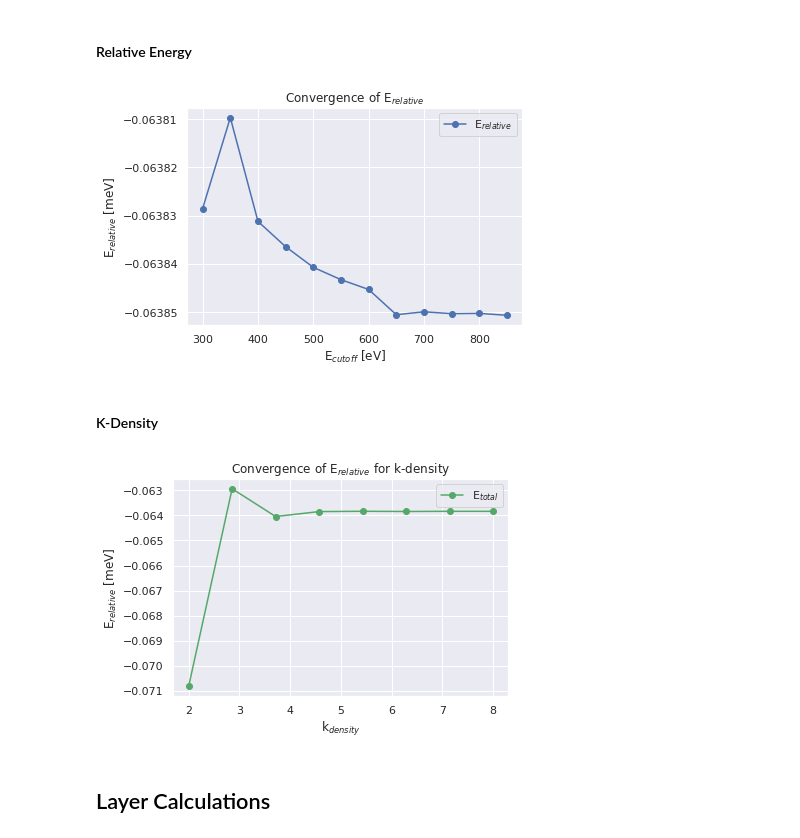
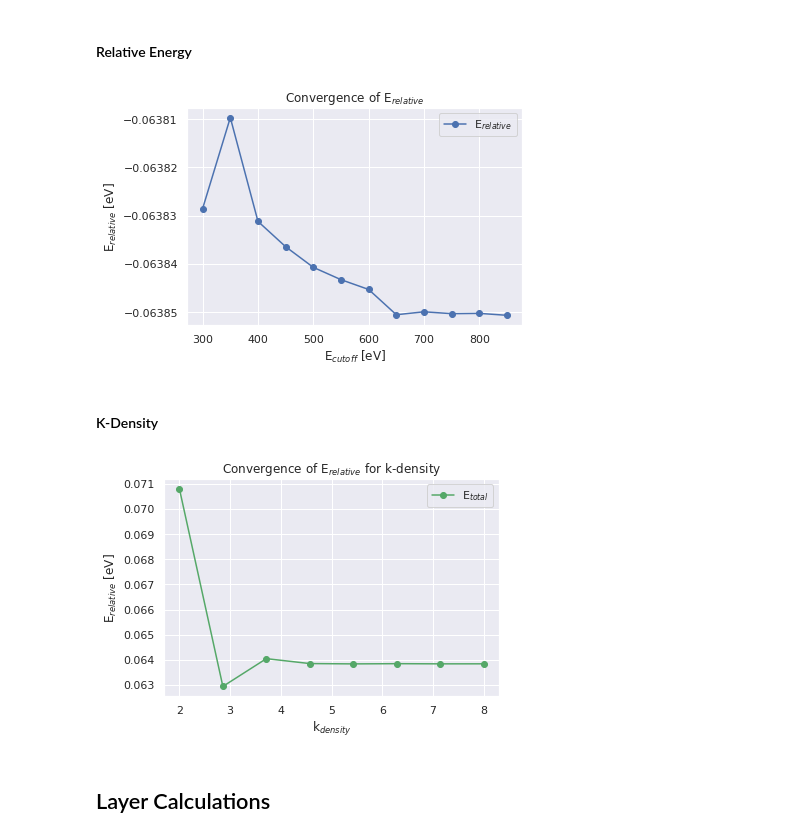
Before and after one commit to Moejay10/DFT, a Jupyter notebook: Code/DFT_Python.ipynb, the cells around one changed output. Cells and saved outputs as stored; diff of their text form; code cells hidden in the pictures.

```diff
--- a/Code/DFT_Python.ipynb
+++ b/Code/DFT_Python.ipynb
@@ -45,24 +45,24 @@ plt.plot(cutoff, relative_energy, "-ob")
 plt.legend(["E$_{relative}$"])
 plt.title("Convergence of E$_{relative}$")
 plt.xlabel("E$_{cutoff}$ [eV]")
-plt.ylabel("E$_{relative}$ [meV]")
+plt.ylabel("E$_{relative}$ [eV]")
 plt.show()
 # %% [output]
-[figure, old version]
+[figure, new version]
 # %% [markdown]
 #### K-Density
 # %%
 kpoints = np.linspace(2,8,8)
-relative_kdensity = data['kdensity1.txt'] - data['kdensity2.txt']
+relative_kdensity = data['kdensity2.txt'] - data['kdensity1.txt']
 
 plt.plot(kpoints, relative_kdensity, "-og")
 plt.legend(["E$_{total}$"])
 plt.title("Convergence of E$_{relative}$ for k-density")
 plt.xlabel("k$_{density}$")
-plt.ylabel("E$_{relative}$ [meV]")
+plt.ylabel("E$_{relative}$ [eV]")
 plt.show()
 # %% [output]
-[figure, old version]
+[figure, new version]
 # %% [markdown]
 ## Layer Calculations
 # %% [markdown]
```
Also changed, not shown: parts of 12 cells of this notebook, 3 other files.
